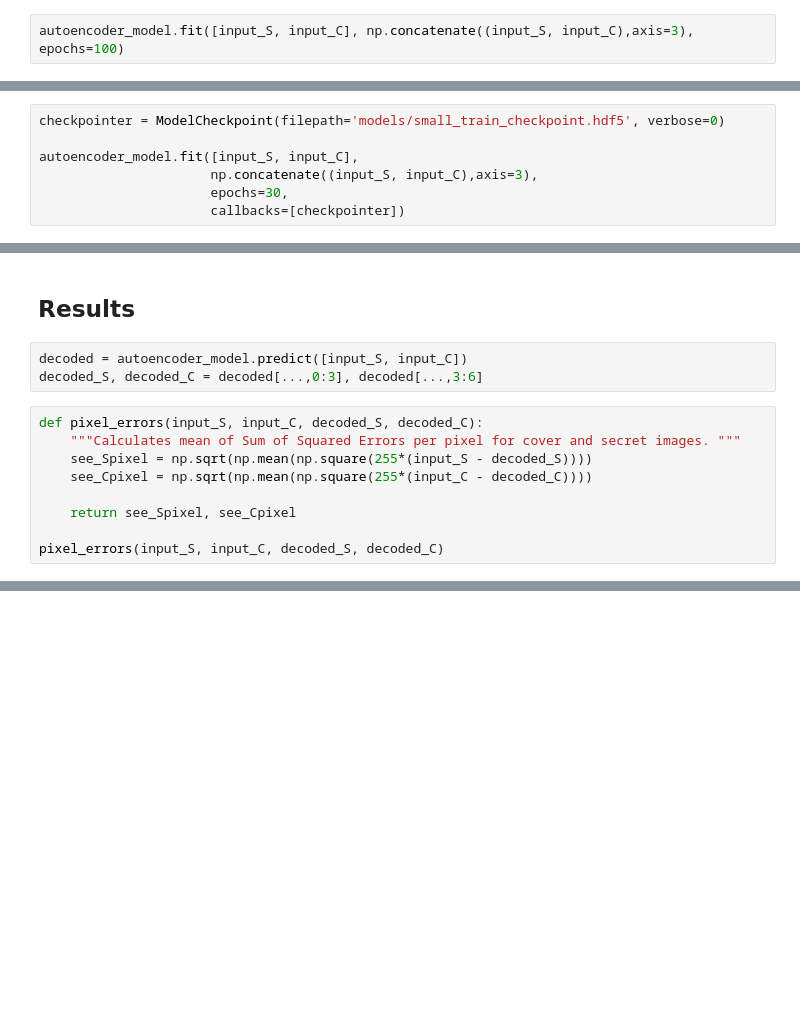
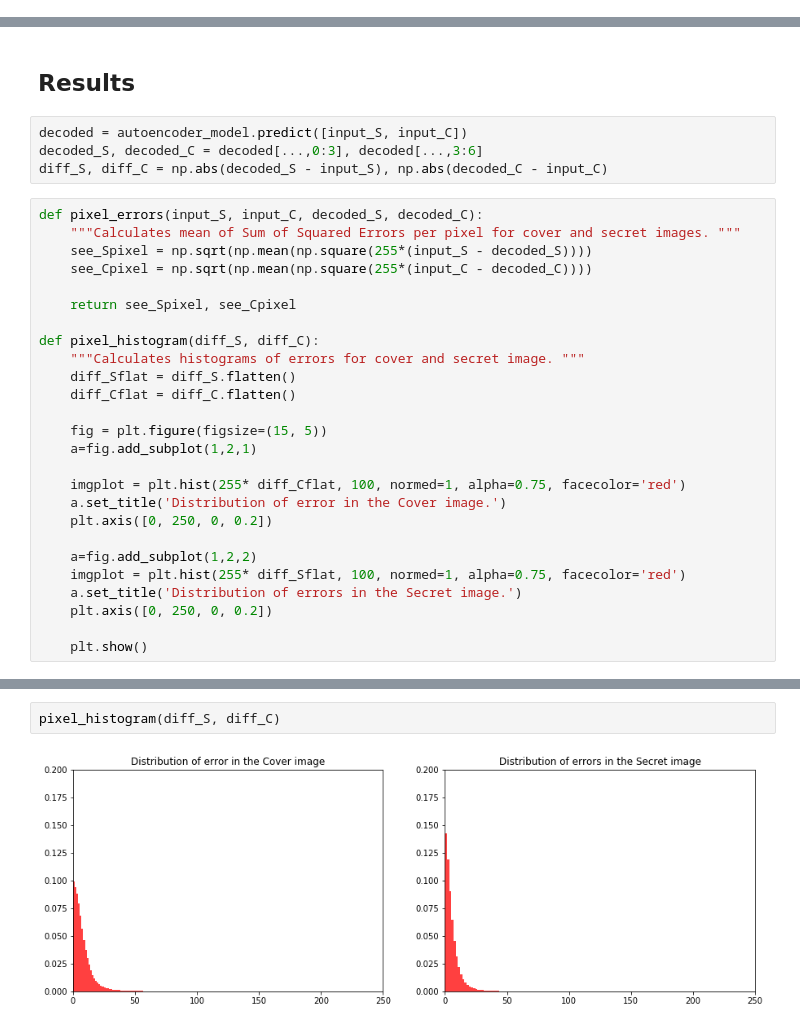
Before and after one commit to alexandremuzio/deep-steg, a Jupyter notebook: deep_steg.ipynb, the cells around one changed output, grey strips where cells are left out. Drawn from its saved outputs; the diff is of its cells as text; blank space fills up the shorter version.

```diff
--- a/deep_steg.ipynb
+++ b/deep_steg.ipynb
@@ -330,2 +268,0 @@ Epoch 100/100
-# %%
-autoencoder_model.fit([input_S, input_C], np.concatenate((input_S, input_C),axis=3), epochs=100)
@@ -353,7 +268,0 @@ K.set_value(autoencoder_model.optimizer.lr, 0.00003)
-# %%
-checkpointer = ModelCheckpoint(filepath='models/small_train_checkpoint.hdf5', verbose=0)
-
-autoencoder_model.fit([input_S, input_C],
-                      np.concatenate((input_S, input_C),axis=3),
-                      epochs=30,
-                      callbacks=[checkpointer])
@@ -381,6 +271,7 @@ Epoch 30/30
 # %%
 decoded = autoencoder_model.predict([input_S, input_C])
 decoded_S, decoded_C = decoded[...,0:3], decoded[...,3:6]
+diff_S, diff_C = np.abs(decoded_S - input_S), np.abs(decoded_C - input_C)
 # %%
 def pixel_errors(input_S, input_C, decoded_S, decoded_C):
     """Calculates mean of Sum of Squared Errors per pixel for cover and secret images. """
@@ -389,4 +280,21 @@ def pixel_errors(input_S, input_C, decoded_S, decoded_C):
 
     return see_Spixel, see_Cpixel
 
-pixel_errors(input_S, input_C, decoded_S, decoded_C)
+def pixel_histogram(diff_S, diff_C):
+    """Calculates histograms of errors for cover and secret image. """
+    diff_Sflat = diff_S.flatten()
+    diff_Cflat = diff_C.flatten()
+
+    fig = plt.figure(figsize=(15, 5))
+    a=fig.add_subplot(1,2,1)
+
+    imgplot = plt.hist(255* diff_Cflat, 100, normed=1, alpha=0.75, facecolor='red')
+    a.set_title('Distribution of error in the Cover image.')
+    plt.axis([0, 250, 0, 0.2])
+
+    a=fig.add_subplot(1,2,2)
+    imgplot = plt.hist(255* diff_Sflat, 100, normed=1, alpha=0.75, facecolor='red')
+    a.set_title('Distribution of errors in the Secret image.')
+    plt.axis([0, 250, 0, 0.2])
+
+    plt.show()
@@ -441,0 +309,4 @@ plt.show()
+# %%
+pixel_histogram(diff_S, diff_C)
+# %% [output]
+[figure, added]
```
Also changed, not shown: parts of 22 cells of this notebook.
